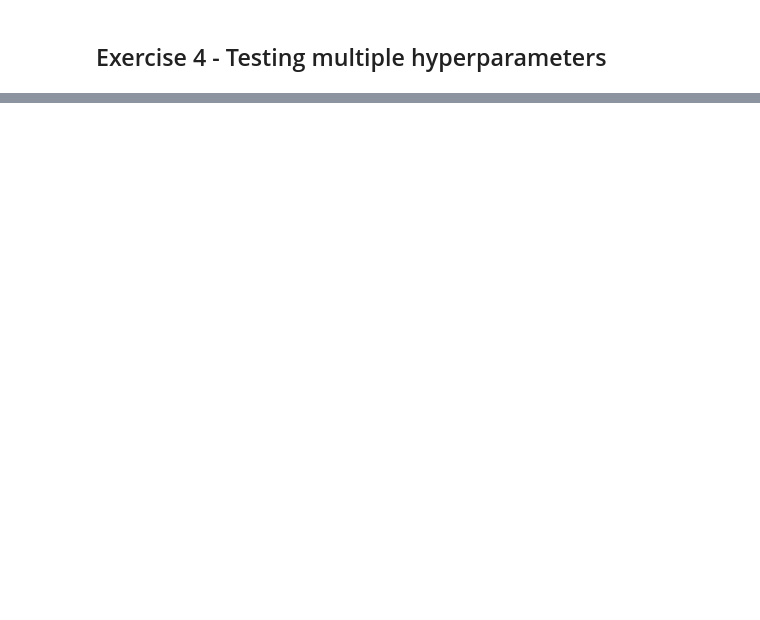
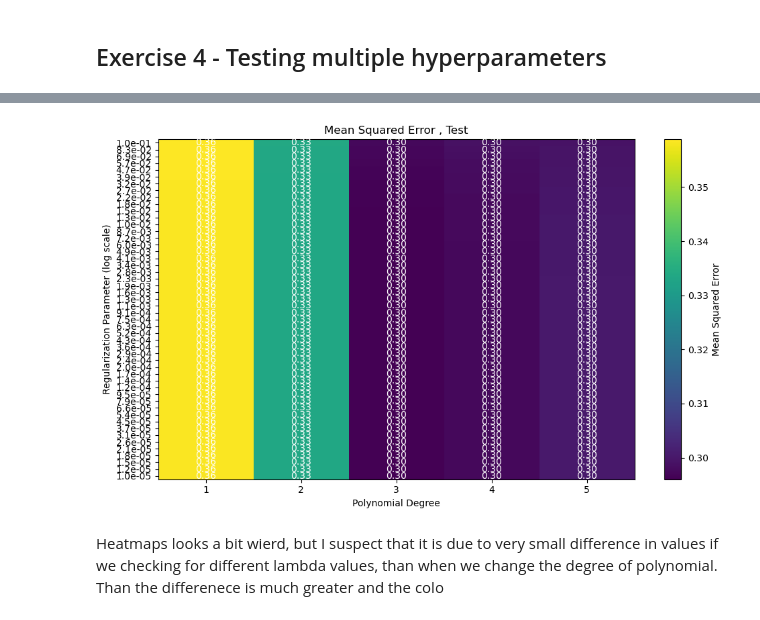
Before and after one commit to NatalliaDanilchanka/FYS-STK3155_MachineLearning, a Jupyter notebook: Week_36.ipynb, the cells around one changed output, grey strips where cells are left out. Saved outputs shown, nothing was run; the diff lists cells and outputs as text; code cells hidden in the pictures; blank space fills up the shorter version.

```diff
--- a/Week_36.ipynb
+++ b/Week_36.ipynb
@@ -186,0 +369,31 @@ from sklearn.metrics import mean_squared_error
+# %%
+# Plotting the test results as a heatmap
+fig, ax = plt.subplots(figsize=(10, 6))
+im = ax.imshow(MSE_test, aspect='auto', cmap='viridis')  # Use a colormap for better visualization
+
+# Show all ticks and label them with the respective list entries
+ax.set_xticks(range(cols))
+ax.set_xticklabels(x_degrees)
+ax.set_yticks(range(rows))
+ax.set_yticklabels([f'{l:.1e}' for l in x_lambda])  # Scientific notation for lambda values
+
+# Loop over data dimensions and create text annotations.
+for i in range(rows):
+    for j in range(cols):
+        text = ax.text(j, i, f"{MSE_test[i, j]:.2f}",
+                       ha="center", va="center", color="white")  # Adjust text color for visibility
+
+# Adding color bar
+cbar = fig.colorbar(im, ax=ax)
+cbar.set_label('Mean Squared Error')
+
+ax.set_title("Mean Squared Error , Test")
+ax.set_xlabel("Polynomial Degree")
+ax.set_ylabel("Regularization Parameter (log scale)")
+
+plt.tight_layout()
+plt.show()
+# %% [output]
+[figure, added]
+# %% [markdown]
+Heatmaps looks a bit wierd, but I suspect that it is due to very small difference in values if we checking for different lambda values, than when we change the degree of polynomial. Than the differenece is much greater and the colo
```
Also changed, not shown: parts of 8 cells of this notebook.
